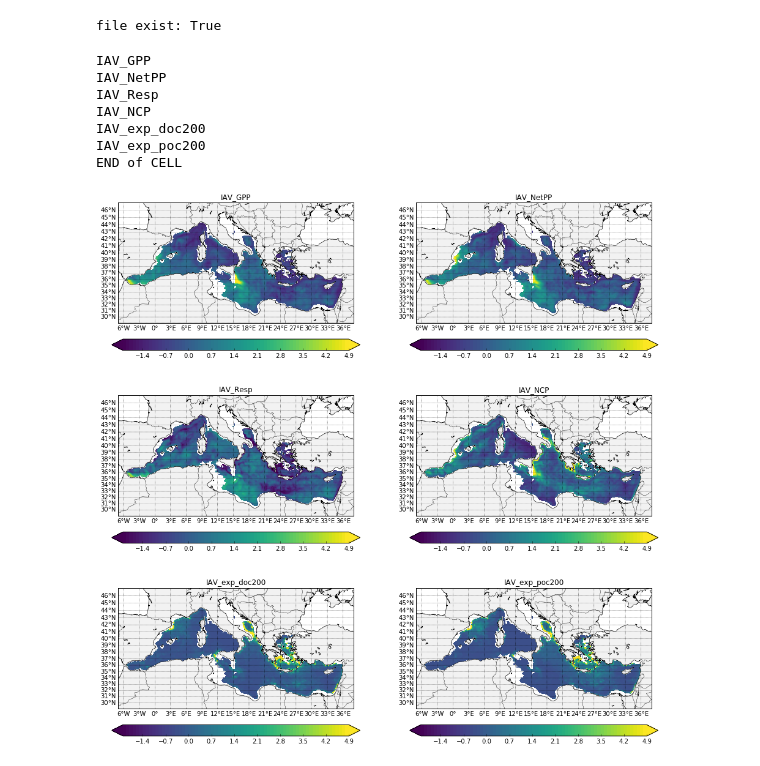
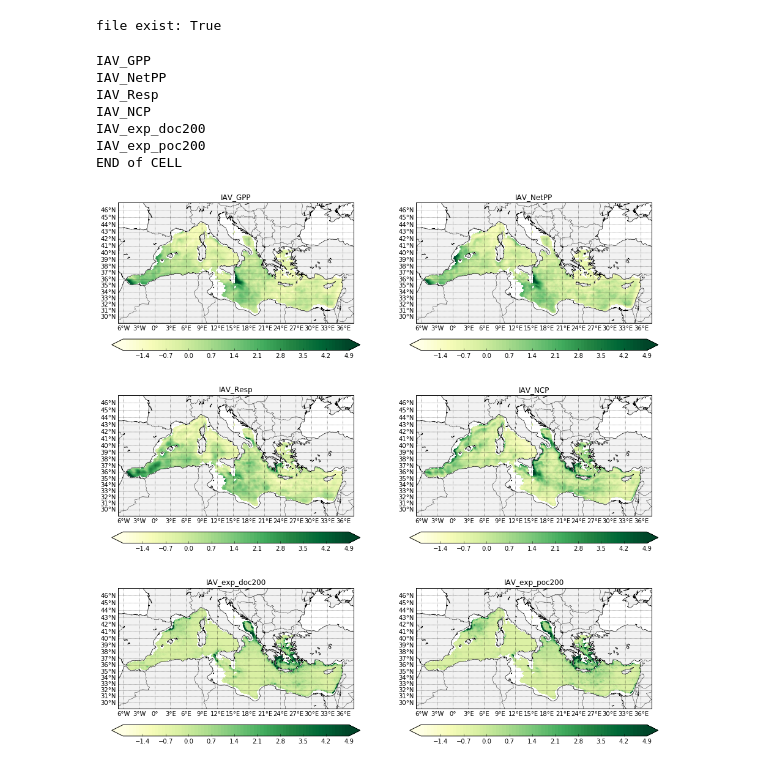
Before and after one commit to dosalex/MY_GIT_REPOS, a Jupyter notebook: MEAN_FLUXES_IAV_MAPS.ipynb, the cells around one changed output. Saved outputs shown, nothing was run; the diff lists cells and outputs as text; code cells hidden in the pictures.

```diff
--- a/MEAN_FLUXES_IAV_MAPS.ipynb
+++ b/MEAN_FLUXES_IAV_MAPS.ipynb
@@ -101,30 +101,30 @@ for var in var_list:
     xd,yd = m(lon_t,lat_t);
     if var == 'ppb':
         levels = np.arange(500,1500,1);
-        txt_lab = 'mgC.m-2.d-1'
+        txt_lab = 'gC.m-2.y-1'
     elif var == 'netppb':
         levels = np.arange(100,800,1);
-        txt_lab = 'mgC.m-2.d-1'
+        txt_lab = 'gC.m-2.y-1'
     elif var == 'resp':
         levels = np.arange(500,1500,1);
-        txt_lab = 'mgC.m-2.d-1'
+        txt_lab = 'gC.m-2.y-1'
     elif var == 'ncp':
         levels = np.arange(-300,400,1);
-        txt_lab = 'mgC.m-2.d-1'
+        txt_lab = 'gC.m-2.y-1'
     elif var == 'export_doc200':
         levels = np.arange(0,10,0.1);
-        txt_lab = 'mgC.m-2.d-1'
+        txt_lab = 'gC.m-2.y-1'
     elif var == 'export_poc200':
         levels = np.arange(0,10,0.1);
-        txt_lab = 'mgC.m-2.d-1'
-    cs = m.contourf(xd,yd,data_to_plot,levels=levels,cmap=plt.cm.viridis,extend='both');
+        txt_lab = 'gC.m-2.y-1'
+    cs = m.contourf(xd,yd,data_to_plot,levels=levels,cmap=plt.cm.YlGn,extend='both');
     cb = plt.colorbar(cs, orientation='horizontal', pad = 0.1)
     cb.set_label(txt_lab, fontsize=14)
     plt.title(var+' Mean Flux')
 
     c += 1
 
-#plt.savefig('/home/dosa/THESE/CR_reunions/JULY_FIGS/IAV_CORR_MAPS/MEAN_IAV_MAPS/6var_mean_flux_.png',bbox_inches='tight',format='png')
+plt.savefig('/home/dosa/THESE/CR_reunions/JULY_FIGS/IAV_CORR_MAPS/MEAN_IAV_MAPS/6var_mean_flux_YlGn.png',bbox_inches='tight',format='png')
 print 'END of CELL'
 # %% [output]
 END of CELL
@@ -146,8 +147,7 @@ f.close()
 # %% [output]
 file exist: True
 # %%
-IAV_Resp = IAV_GPP - IAV_NCP
-
+#IAV_Resp = IAV_GPP - IAV_NCP
 var_list = ['GPP', 'NetPP', 'Resp', 'NCP', 'exp_doc200', 'exp_poc200']
 
 plt.figure(figsize=(16,16))
@@ -164,33 +164,33 @@ for var in var_list:
     m.drawcountries(linewidth=0.4);
     m.drawcoastlines(linewidth=0.6);
     m.fillcontinents(color='0.95',lake_color='white');
     parallels = np.arange(0.,81,1);
     m.drawparallels(parallels,labels=[True,False,True,False],linewidth=0.4);
     meridians = np.arange(-6.,351.,3);
     m.drawmeridians(meridians,labels=[True,False,False,True],linewidth=0.4);
 
     # Creating corresponding variable names
     data_to_plot = np.ma.masked_where(bathy<200,vars()['IAV_'+var])
     data_to_plot = np.ma.masked_where(lon_t<-5.5,data_to_plot)
 
     # doing a map # Données
     xd,yd = m(lon_t,lat_t);
     levels = np.arange(-2,5,0.1);
-    cs = m.contourf(xd,yd,data_to_plot,levels=levels,cmap=plt.cm.viridis,extend='both');# binary / RdYlGn_r
+    cs = m.contourf(xd,yd,data_to_plot,levels=levels,cmap=plt.cm.YlGn,extend='both');# binary / RdYlGn_r
     plt.colorbar(cs, orientation='horizontal', pad = 0.1)
     plt.title('IAV_'+var)
 
     c += 1
 
-plt.savefig('/home/dosa/THESE/CR_reunions/JULY_FIGS/IAV_CORR_MAPS/MEAN_IAV_MAPS/6var_IAV.png',bbox_inches='tight',format='png')
+plt.savefig('/home/dosa/THESE/CR_reunions/JULY_FIGS/IAV_CORR_MAPS/MEAN_IAV_MAPS/6var_IAV_YlGn.png',bbox_inches='tight',format='png')
 
 print 'END of CELL'
 # %% [output]
 IAV_GPP
 IAV_NetPP
 IAV_Resp
 IAV_NCP
 IAV_exp_doc200
 IAV_exp_poc200
 END of CELL
-[figure, old version]
+[figure, new version]
```
Also changed, not shown: parts of 2 cells of this notebook.
